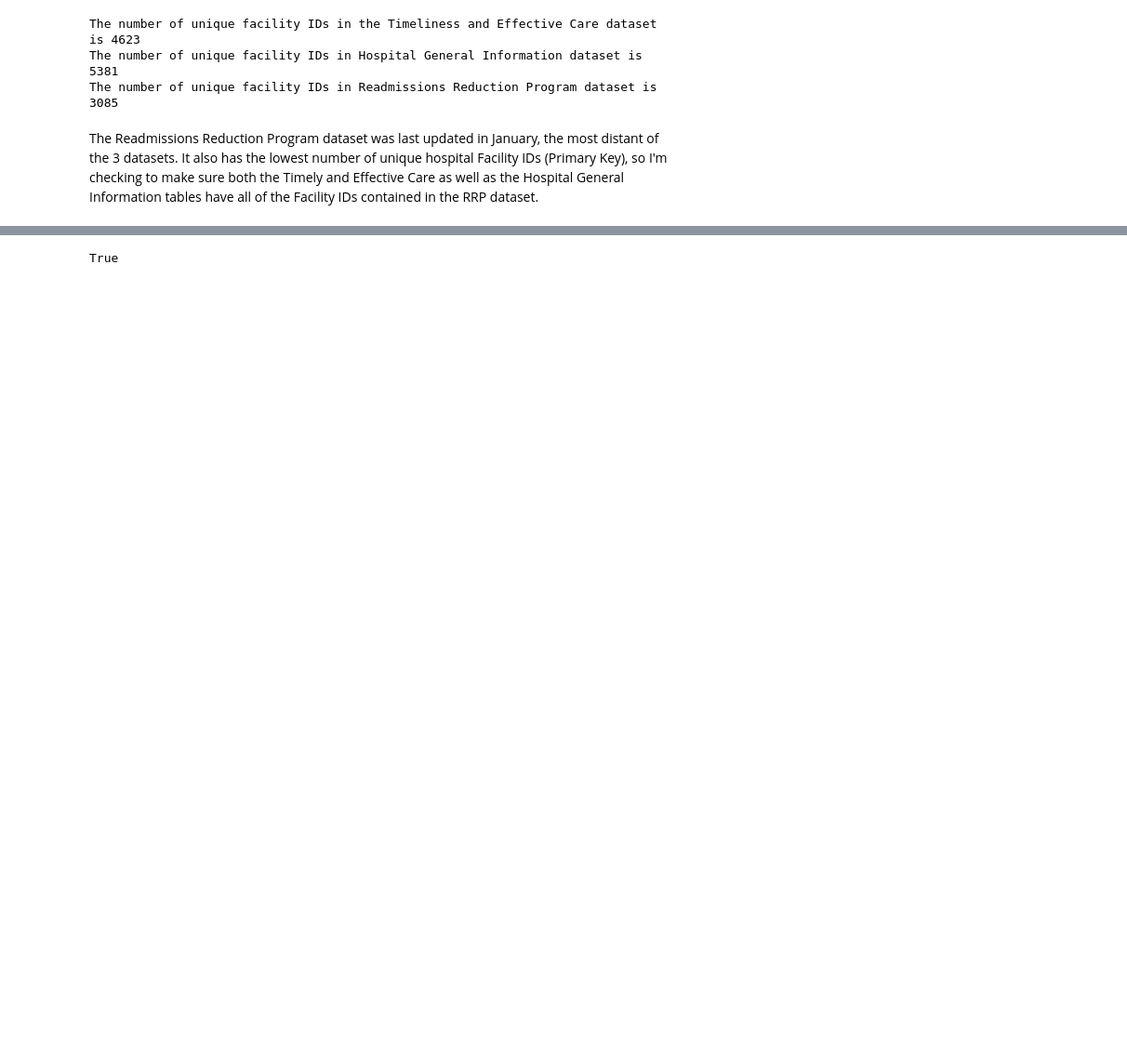
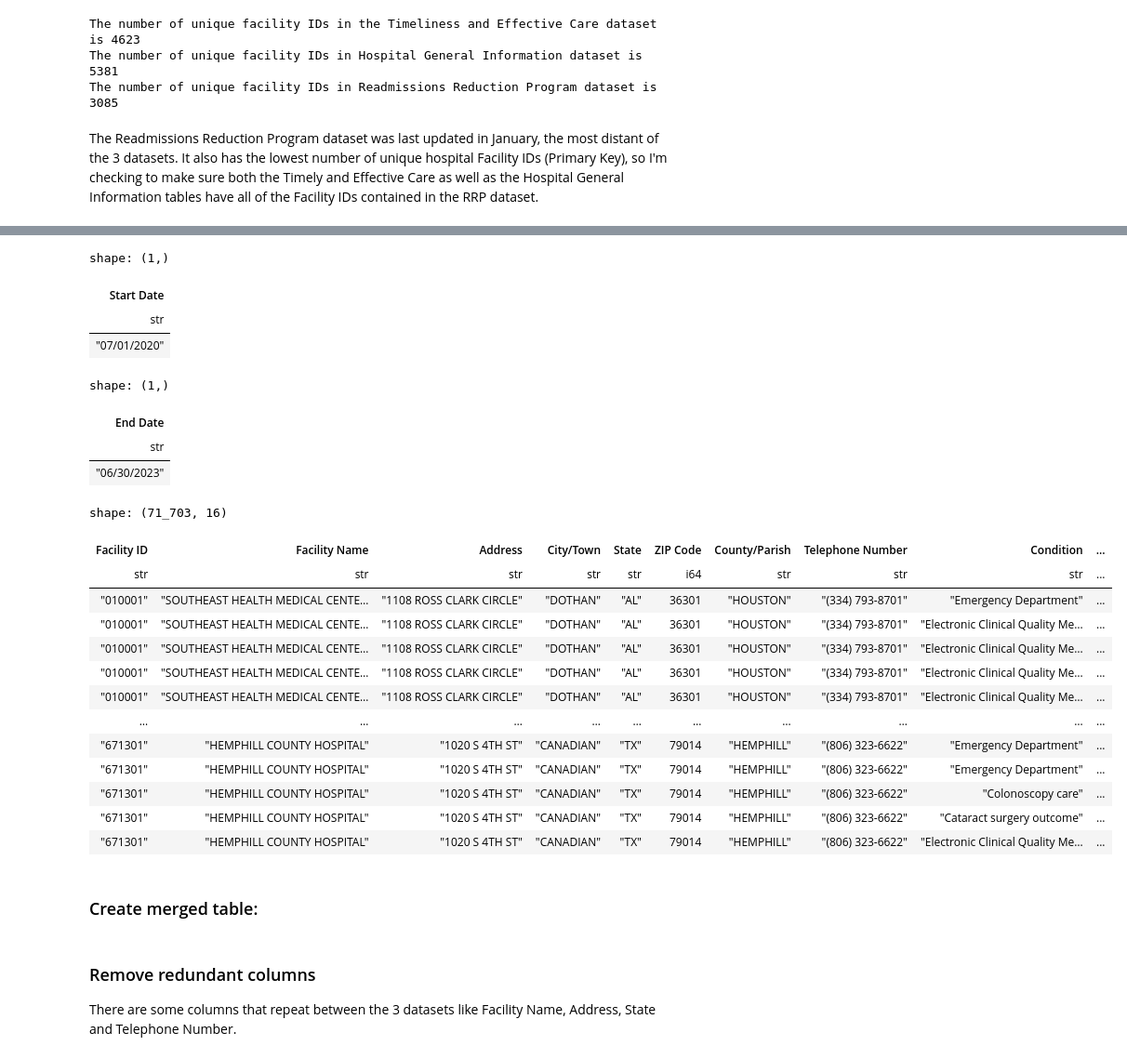
Before and after one commit to Ivaldivi/Patient-Readmission-Analysis, a Jupyter notebook: analysis/patient-readmission-analysis.ipynb, the cells around one changed output, grey strips where cells are left out. Shown at 93% size. Cells and saved outputs as stored; diff of their text form; code cells hidden in the pictures; blank space fills up the shorter version.

Commit message:
Add preprocessing and table merge

```diff
--- a/analysis/patient-readmission-analysis.ipynb
+++ b/analysis/patient-readmission-analysis.ipynb
@@ -63,5 +90,39 @@ The Readmissions Reduction Program dataset was last updated in January, the most
+# %%
+display(rrp['Start Date'].unique())
+display(rrp['End Date'].unique())
+tec_2023 = tec.filter(pl.col('Start Date') == "01/01/2023")
+tec_2023
+# %% [output]
+shape: (1,)
+| Start Date |
+| str |
+| "07/01/2020" |
+shape: (1,)
+| End Date |
+| str |
+| "06/30/2023" |
+shape: (71_703, 16)
+| Facility ID | Facility Name | Address | City/Town | State | ZIP Code | County/Parish | Telephone Number | Condition | ... |
+| str | str | str | str | str | i64 | str | str | str | ... |
+| "010001" | "SOUTHEAST HEALTH MEDICAL CENTE… | "1108 ROSS CLARK CIRCLE" | "DOTHAN" | "AL" | 36301 | "HOUSTON" | "(334) 793-8701" | "Emergency Department" | ... |
+| "010001" | "SOUTHEAST HEALTH MEDICAL CENTE… | "1108 ROSS CLARK CIRCLE" | "DOTHAN" | "AL" | 36301 | "HOUSTON" | "(334) 793-8701" | "Electronic Clinical Quality Me… | ... |
+| "010001" | "SOUTHEAST HEALTH MEDICAL CENTE… | "1108 ROSS CLARK CIRCLE" | "DOTHAN" | "AL" | 36301 | "HOUSTON" | "(334) 793-8701" | "Electronic Clinical Quality Me… | ... |
+| "010001" | "SOUTHEAST HEALTH MEDICAL CENTE… | "1108 ROSS CLARK CIRCLE" | "DOTHAN" | "AL" | 36301 | "HOUSTON" | "(334) 793-8701" | "Electronic Clinical Quality Me… | ... |
+| "010001" | "SOUTHEAST HEALTH MEDICAL CENTE… | "1108 ROSS CLARK CIRCLE" | "DOTHAN" | "AL" | 36301 | "HOUSTON" | "(334) 793-8701" | "Electronic Clinical Quality Me… | ... |
+| … | … | … | … | … | … | … | … | … | ... |
+| "671301" | "HEMPHILL COUNTY HOSPITAL" | "1020 S 4TH ST" | "CANADIAN" | "TX" | 79014 | "HEMPHILL" | "(806) 323-6622" | "Emergency Department" | ... |
+| "671301" | "HEMPHILL COUNTY HOSPITAL" | "1020 S 4TH ST" | "CANADIAN" | "TX" | 79014 | "HEMPHILL" | "(806) 323-6622" | "Emergency Department" | ... |
+| "671301" | "HEMPHILL COUNTY HOSPITAL" | "1020 S 4TH ST" | "CANADIAN" | "TX" | 79014 | "HEMPHILL" | "(806) 323-6622" | "Colonoscopy care" | ... |
+| "671301" | "HEMPHILL COUNTY HOSPITAL" | "1020 S 4TH ST" | "CANADIAN" | "TX" | 79014 | "HEMPHILL" | "(806) 323-6622" | "Cataract surgery outcome" | ... |
+| "671301" | "HEMPHILL COUNTY HOSPITAL" | "1020 S 4TH ST" | "CANADIAN" | "TX" | 79014 | "HEMPHILL" | "(806) 323-6622" | "Electronic Clinical Quality Me… | ... |
+# %% [markdown]
+### Create merged table:
 # %%
-# Create merged table:
-len(set(hgi['Facility ID'].unique()).intersection(set(rrp['Facility ID'].unique()))) == len(set(tec['Facility ID'].unique()).intersection(set(rrp['Facility ID'].unique())))
+# len(set(hgi['Facility ID'].unique()).intersection(set(rrp['Facility ID'].unique()))) == len(set(tec['Facility ID'].unique()).intersection(set(rrp['Facility ID'].unique())))
+
+rrp_tec = rrp.join(tec_2023, on='Facility ID', how='left', suffix='_tec')
+rrp_tec
+full_table = rrp_tec.join(hgi, on='Facility ID', how='left', suffix='_hgi')
-# %% [output]
-True
+# %% [markdown]
+### Remove redundant columns
+There are some columns that repeat between the 3 datasets like Facility Name, Address, State and Telephone Number.
```
Also changed, not shown: parts of 8 cells of this notebook.
